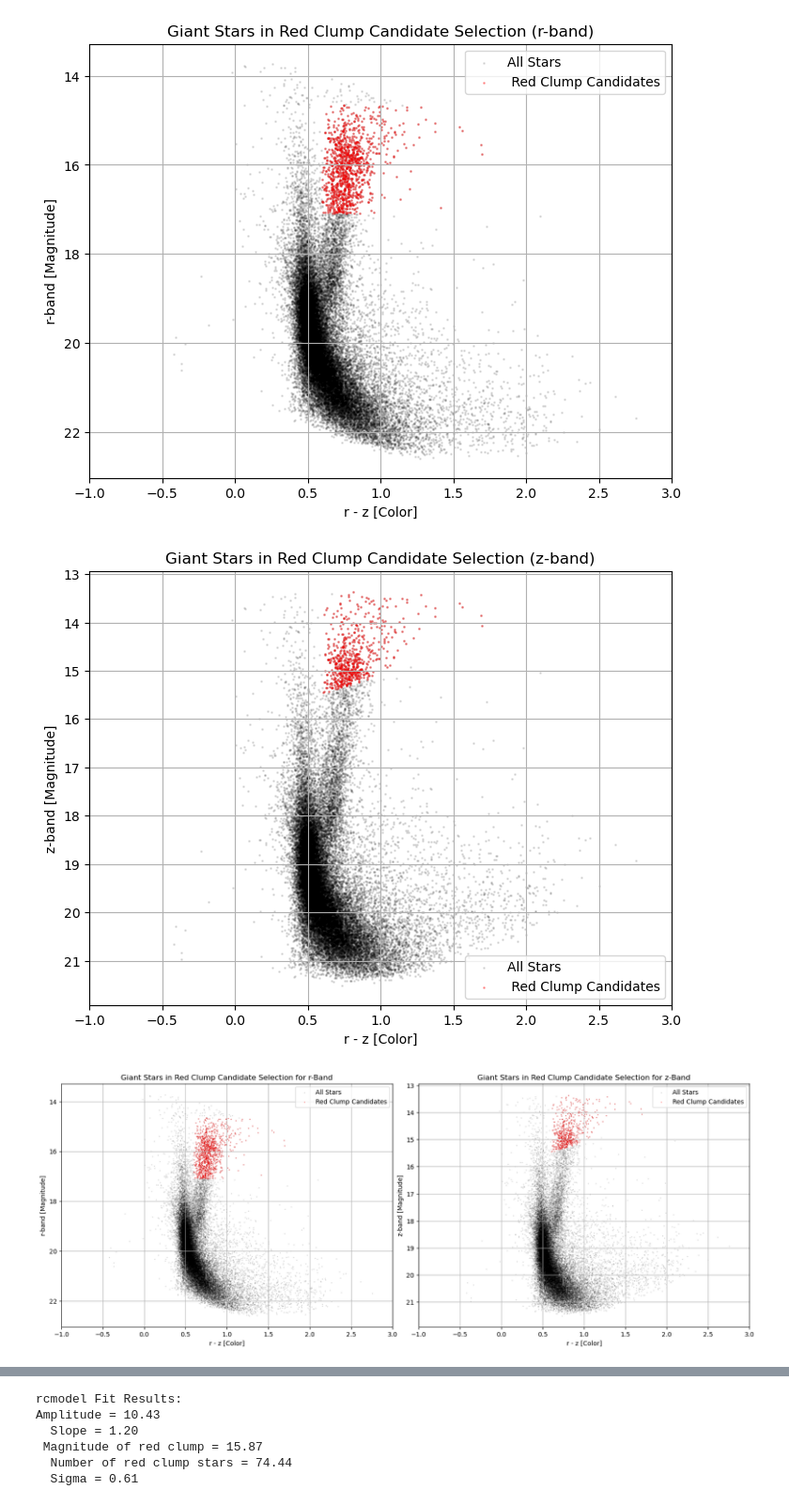
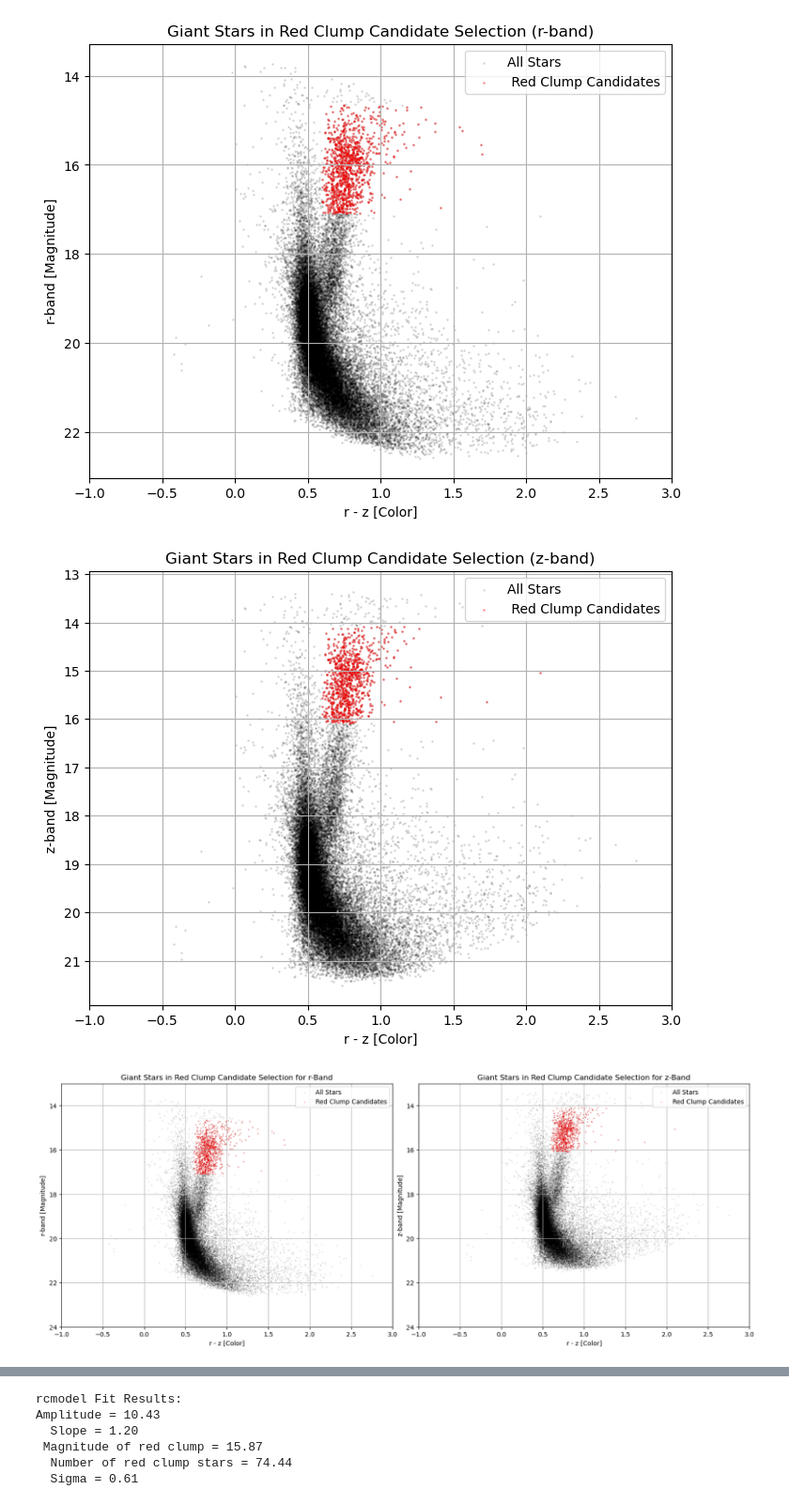
Before and after one commit to NireAstro/SURP2025, a Jupyter notebook: fit_models/cleaned_colorcut.ipynb, the cells around one changed output, grey strips where cells are left out. Shown at 94% size. Cells and saved outputs as stored; diff of their text form; code cells hidden in the pictures.

```diff
--- a/fit_models/cleaned_colorcut.ipynb
+++ b/fit_models/cleaned_colorcut.ipynb
@@ -340,7 +352,7 @@ print(f"cgauss Model Fit Results:\nAmplitude = {par_1[0]:.2f}\n  Mean = {par_1[1
 amplitude, mean, sigma = par_1
 
 # === Red Clump Star Selection (z-band) ===
-clump_candidates_z = giant_candidates_z[np.abs(giant_candidates_z[:, mag_col_index] - par_0z[2]) < 2 * par_0z[4]]
+clump_candidates_z = giant_candidates_z[np.abs(giant_candidates_z[:, c2_col_index] - par_0z[2]) < 2 * par_0z[4]]
 
 clump_colors_z = clump_candidates_z[:, c1_col_index] - clump_candidates_z[:, c2_col_index]
 clump_magnitudes_z = clump_candidates_z[:, c2_col_index]
@@ -580,7 +596,7 @@ plt.legend(loc='best')
 #plt.close(clump_fig)
 plt.show()
 # %% [output]
-[figure, old version]
+[figure, new version]
 # %%
 fig, (ax1, ax2) = plt.subplots(1, 2, figsize=(16, 6)) # Increased width for side-by-side
 plt.tight_layout()
@@ -588,34 +604,36 @@ plt.tight_layout()
 # --- Plot CMD for r-mag on the first subplot (ax1) ---
 ax1.scatter(color_index, magnitude_values_r, s=1, color='black', alpha=0.1, label = 'All Stars')
 ax1.scatter(clump_colors, clump_magnitudes, s = 1, color = 'red', alpha = 0.3, label = 'Red Clump Candidates')
 
 ax1.set_xlim(-1, 3)
 ax1.invert_yaxis() # Brighter stars at the top
+ax1.set_ylim(24, 13)
 
 ax1.set_xlabel(f"{color_band_1} - {color_band_2} [Color]")
 ax1.set_ylabel(f"{magnitude_band}-band [Magnitude]")
 ax1.set_title("Giant Stars in Red Clump Candidate Selection for r-Band")
 ax1.grid(True)
 
 ax1.legend(loc = 'best')
 
 # --- Plot CMD for z-mag on the second subplot (ax2) ---
 ax2.scatter(color_index, magnitude_values_z, s=1, color='black', alpha=0.1, label = 'All Stars')
 ax2.scatter(clump_colors_z, clump_magnitudes_z, s = 1, color = 'red', alpha = 0.3, label = 'Red Clump Candidates')
 
 ax2.set_xlim(-1, 3)
 ax2.invert_yaxis() # Brighter stars at the top
+ax2.set_ylim(24, 13)
 
 ax2.set_xlabel(f"{color_band_1} - {color_band_2} [Color]")
 ax2.set_ylabel(f"{color_band_2}-band [Magnitude]")
 ax2.set_title("Giant Stars in Red Clump Candidate Selection for z-Band")
 ax2.grid(True)
 
 ax2.legend(loc = 'best')
 
 plt.show()
 # %% [output]
-[figure, old version]
+[figure, new version]
 # %%
 # Plot CMD zoomed in on red clump region and color-coded by RA
 plt.figure(figsize = (8, 6))
```
Also changed, not shown: parts of 16 cells of this notebook, 8 other files.
